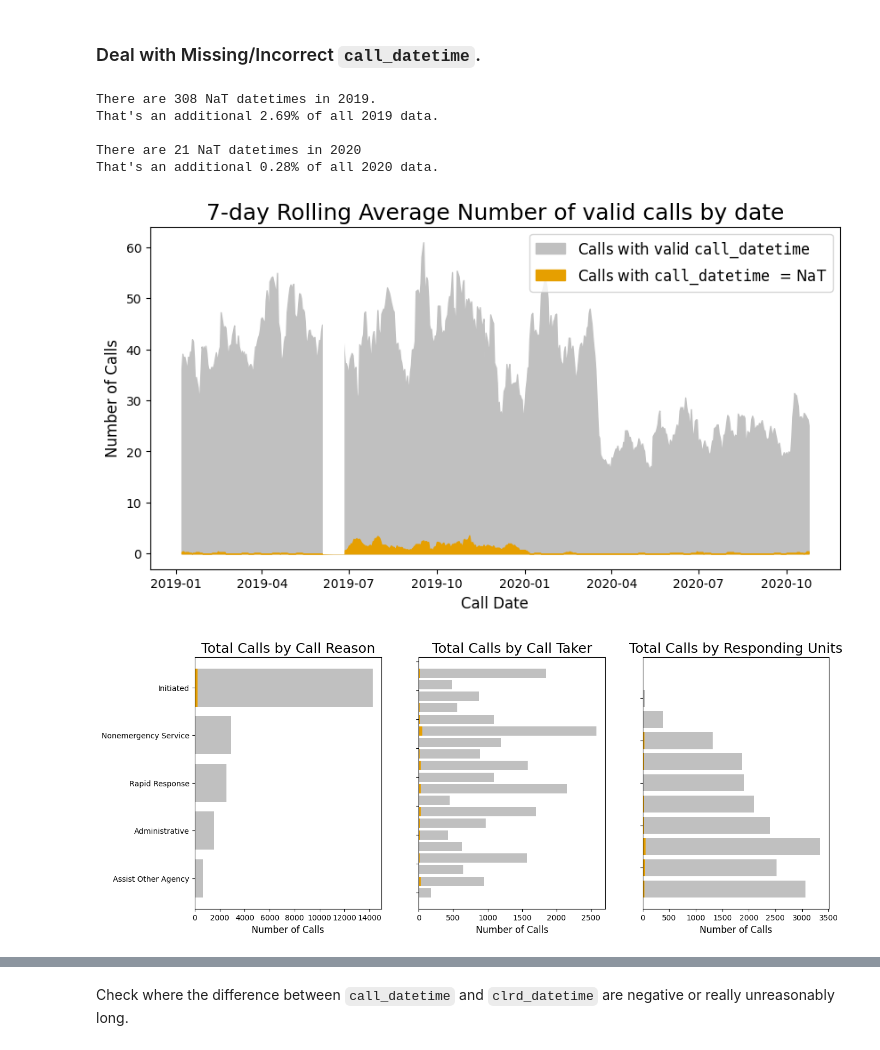
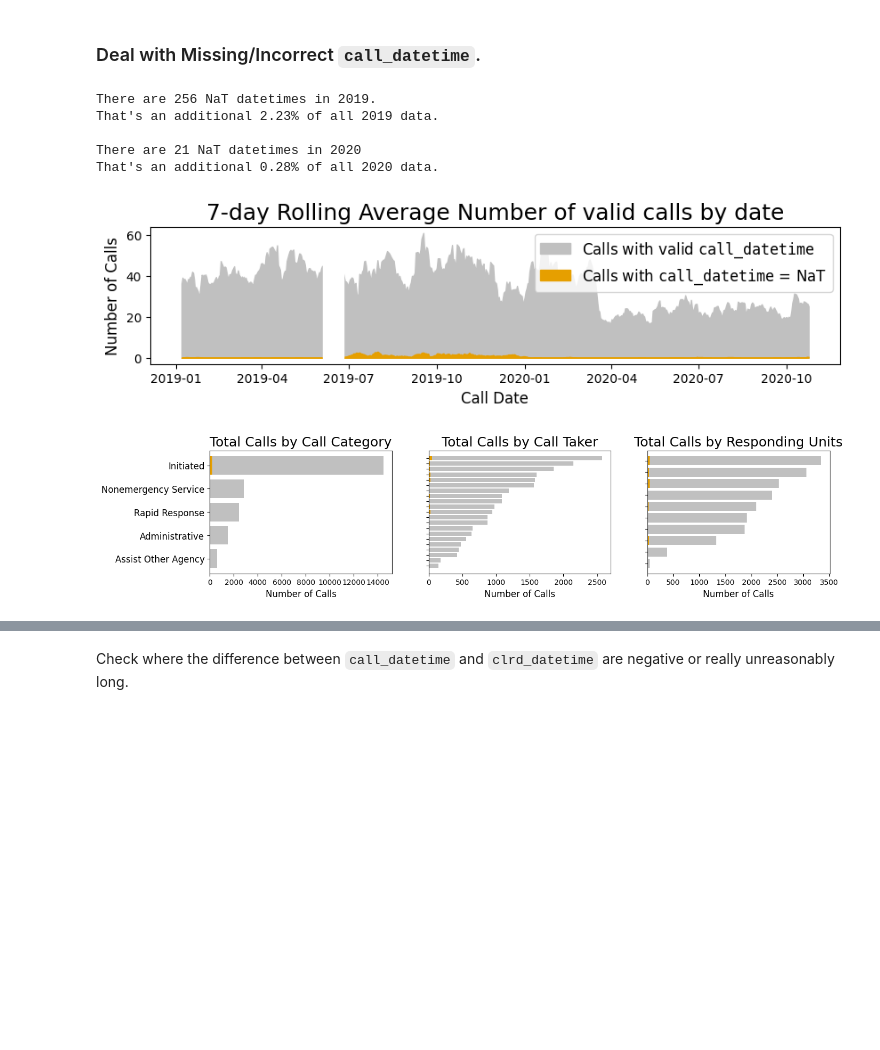
Before and after one commit to annahaensch/Policing_Pipeline, a Jupyter notebook: notebooks/Data_Processing.ipynb, the cells around one changed output, grey strips where cells are left out. Saved outputs shown, nothing was run; the diff lists cells and outputs as text; code cells hidden in the pictures; blank space fills up the shorter version.

Commit message:
add updated data processing notebook

```diff
--- a/notebooks/Data_Processing.ipynb
+++ b/notebooks/Data_Processing.ipynb
@@ -29,8 +29,8 @@ COLOR_MAP = {
 
 Load 2019 and 2020 data.
 # %%
-df_2019 = pd.read_csv("../data/2023_03_17_parsed_2019_encoded.csv", index_col = 0)
-df_2020 = pd.read_csv("../data/2023_03_17_parsed_2020_encoded.csv", index_col = 0)
+df_2019 = pd.read_csv(f"../data/2024_04_12_parsed_2019_encoded.csv", index_col = 0)
+df_2020 = pd.read_csv(f"../data/2024_04_12_parsed_2020_encoded.csv", index_col = 0)
 
 df = pd.concat([df_2019, df_2020])
 df.reset_index(drop = True, inplace = True)
@@ -226,31 +226,31 @@ pct2020= np.around(100 * df_timenans2020.shape[0]/df_log_count.loc["ocr_log_coun
 print(f"There are {df_timenans2020.shape[0]} NaT datetimes in 2020")
 print(f"That's an additional {pct2020}% of all 2020 data.")
 # %% [output]
-There are 308 NaT datetimes in 2019.
-That's an additional 2.69% of all 2019 data.
+There are 256 NaT datetimes in 2019.
+That's an additional 2.23% of all 2019 data.
 
 There are 21 NaT datetimes in 2020
 That's an additional 0.28% of all 2020 data.
 # %%
 rolling_mean_total = df.groupby("date").count()["log_num"].rolling(7).mean()
 rolling_mean_notnan = df.groupby("date").count()["call_datetime"].rolling(7).mean()
 rolling_mean_nan = rolling_mean_total - rolling_mean_notnan
 
-fig, ax = plt.subplots(figsize = (10,5))
+fig, ax = plt.subplots(figsize = (10,2))
 ax.fill_between(x = rolling_mean_total.index, y1 = rolling_mean_total.values,
                 label = r"Calls with valid ${\tt call\_datetime}$", color = "silver")
 ax.fill_between(x = rolling_mean_nan.index, y1 = rolling_mean_nan.values,
-                label = r"Calls with ${\tt call\_datetime}$  = NaT", color = COLOR_MAP["light_orange"])
+                label = r"Calls with ${\tt call\_datetime}$ = NaT", color = COLOR_MAP["light_orange"])
 ax.fill_between(x = [pd.to_datetime("2019-06-04"), pd.to_datetime("2019-06-25")],y1 = [60,60], color = "white")
 ax.set_ylabel("Number of Calls", fontsize = 12)
 ax.set_xlabel("Call Date", fontsize = 12)
 plt.title("7-day Rolling Average Number of valid calls by date", fontsize = 18)
 plt.legend(fontsize = 12)
 plt.show()
 # %% [output]
-[figure, old version]
+[figure, new version]
 # %%
-fig, ax = plt.subplots(1, 3, figsize = (15,6))
+fig, ax = plt.subplots(1, 3, figsize = (15,3))
 
 feature = "call_category"
 
@@ -274,8 +274,10 @@ df_valcount_merged.reset_index(drop = True, inplace = True)
 
 ax[0].barh(df_valcount_merged[feature],df_valcount_merged["count_total"], color = "silver")
 ax[0].barh(df_valcount_merged[feature],df_valcount_merged["nan_total"], color = COLOR_MAP["light_orange"])
-ax[0].set_title("Total Calls by Call Reason", fontsize = 18)
+ax[0].set_title("Total Calls by Call Category", fontsize = 18)
 ax[0].set_xlabel("Number of Calls", fontsize = 12)
+ax[0].set_yticks(df_valcount_merged[feature])
+ax[0].set_yticklabels(df_valcount_merged[feature], fontsize = 12)
 
 feature = "call_taker"
 
@@ -334,7 +336,7 @@ ax[2].set_title("Total Calls by Responding Units", fontsize = 18)
 
 plt.show()
 # %% [output]
-[figure, old version]
+[figure, new version]
 # %%
 df = df[~df["call_datetime"].isna()].copy()
 # %%
```
Also changed, not shown: parts of 31 cells of this notebook.
